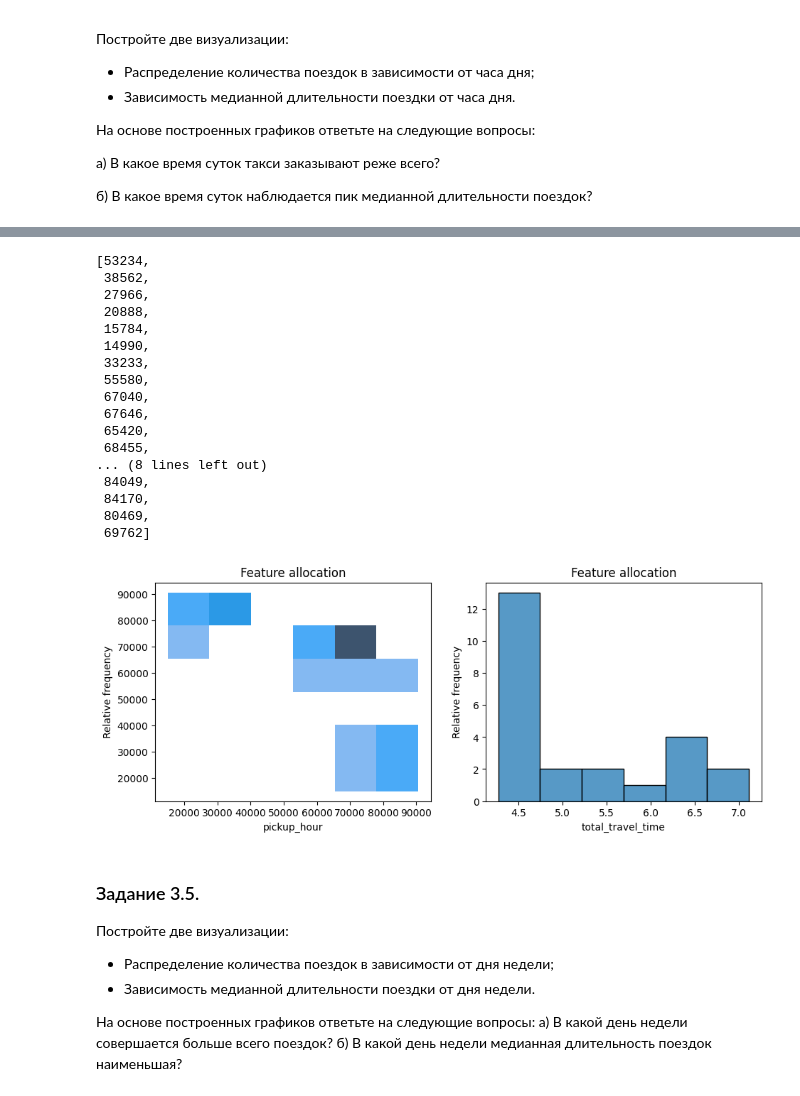
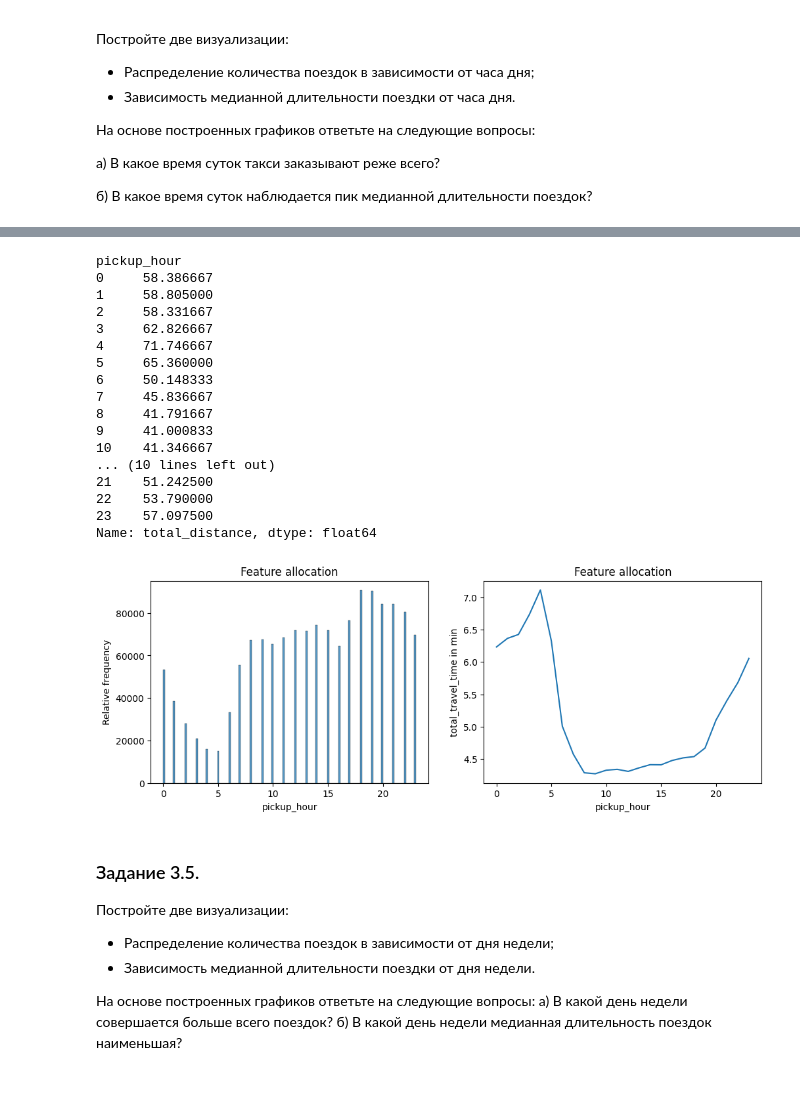
Before and after one commit to Lepnik/data_science_lnv, a Jupyter notebook: MATH+ML/Project_5/Project-5._Ноутбук-шаблон.ipynb, the cells around one changed output, grey strips where cells are left out. Cells and saved outputs as stored; diff of their text form; code cells hidden in the pictures.

```diff
--- a/MATH+ML/Project_5/Project-5._Ноутбук-шаблон.ipynb
+++ b/MATH+ML/Project_5/Project-5._Ноутбук-шаблон.ipynb
@@ -511,36 +491,37 @@ memory usage: 327.1+ MB
 # %%
-sum_data.groupby('pickup_hour').size().to_list()
+sum_data.groupby('pickup_hour')['total_distance'].median()/60
 # %% [output]
-[53234,
- 38562,
- 27966,
- 20888,
- 15784,
- 14990,
- 33233,
- 55580,
- 67040,
- 67646,
- 65420,
- 68455,
-... (8 lines left out)
- 84049,
- 84170,
- 80469,
- 69762]
+pickup_hour
+0     58.386667
+1     58.805000
+2     58.331667
+3     62.826667
+4     71.746667
+5     65.360000
+6     50.148333
+7     45.836667
+8     41.791667
+9     41.000833
+10    41.346667
+... (10 lines left out)
+21    51.242500
+22    53.790000
+23    57.097500
+Name: total_distance, dtype: float64
 # %%
 # ваш код здесь
-fig, axes = plt.subplots(1, 2, figsize = (11, 4))
-sns.histplot(y=sum_data.groupby('pickup_hour').size().to_list(), x=sum_data['pickup_hour'].value_counts(), ax=axes[0]) #,
+fig, axes = plt.subplots(1, 2, figsize = (12, 4))
+sns.histplot(x=sum_data['pickup_hour'], ax=axes[0]) #,
 axes[0].set(xlabel='pickup_hour', ylabel='Relative frequency')
 axes[0].set_title('Feature allocation')
 
-sns.histplot(sum_data.groupby('pickup_hour')['total_travel_time'].median()/60, ax=axes[1])
-axes[1].set(xlabel='total_travel_time', ylabel='Relative frequency')
+
+sns.lineplot(sum_data.groupby('pickup_hour')['total_travel_time'].median()/60, ax=axes[1])
+axes[1].set(ylabel='total_travel_time in min', xlabel='pickup_hour')
 axes[1].set_title('Feature allocation')
 plt.show()
 # %% [output]
-[figure, old version]
+[figure, new version]
 # %% [markdown]
 ### Задание 3.5.
 Постройте две визуализации:
```
Also changed, not shown: parts of 3 cells of this notebook.
